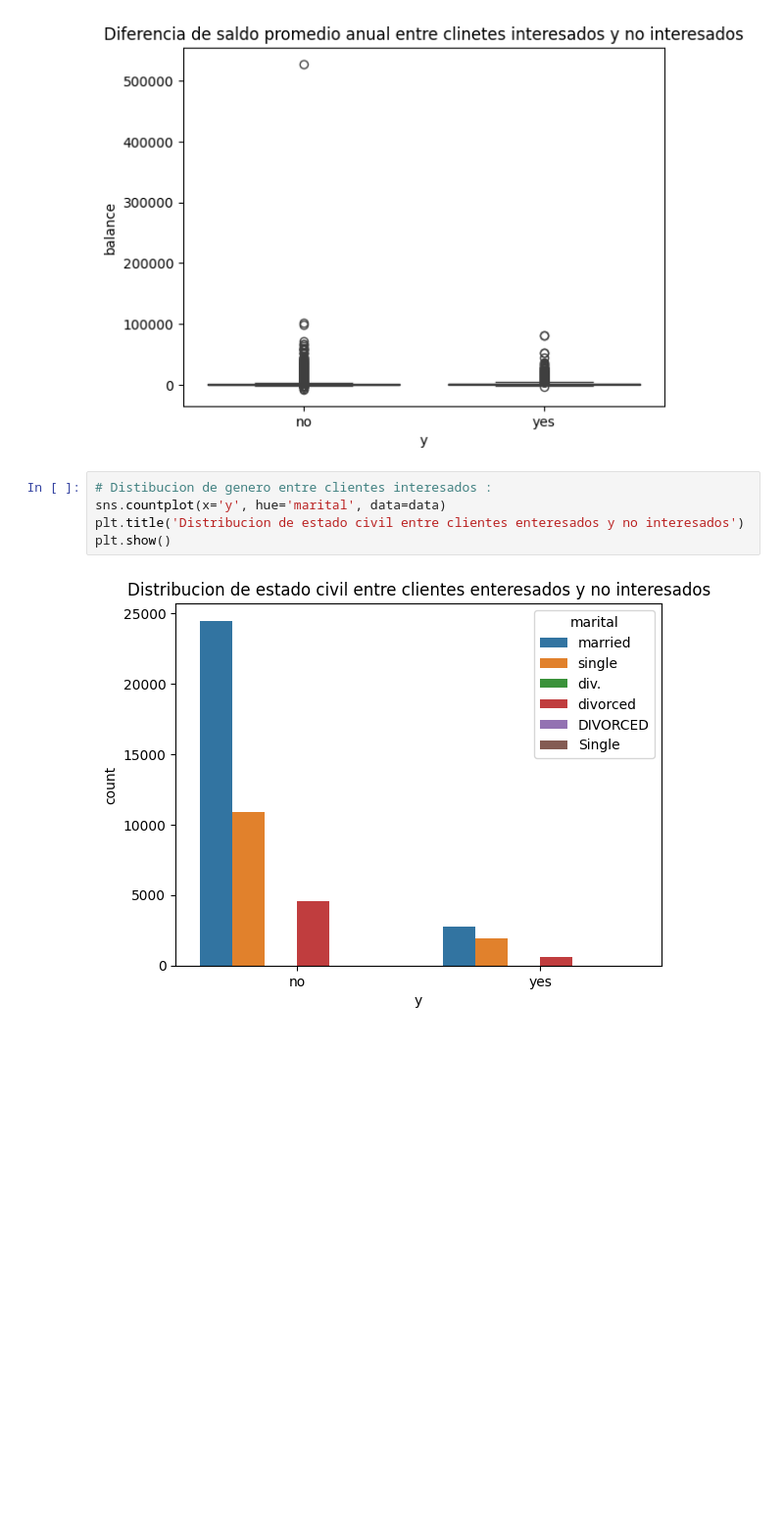
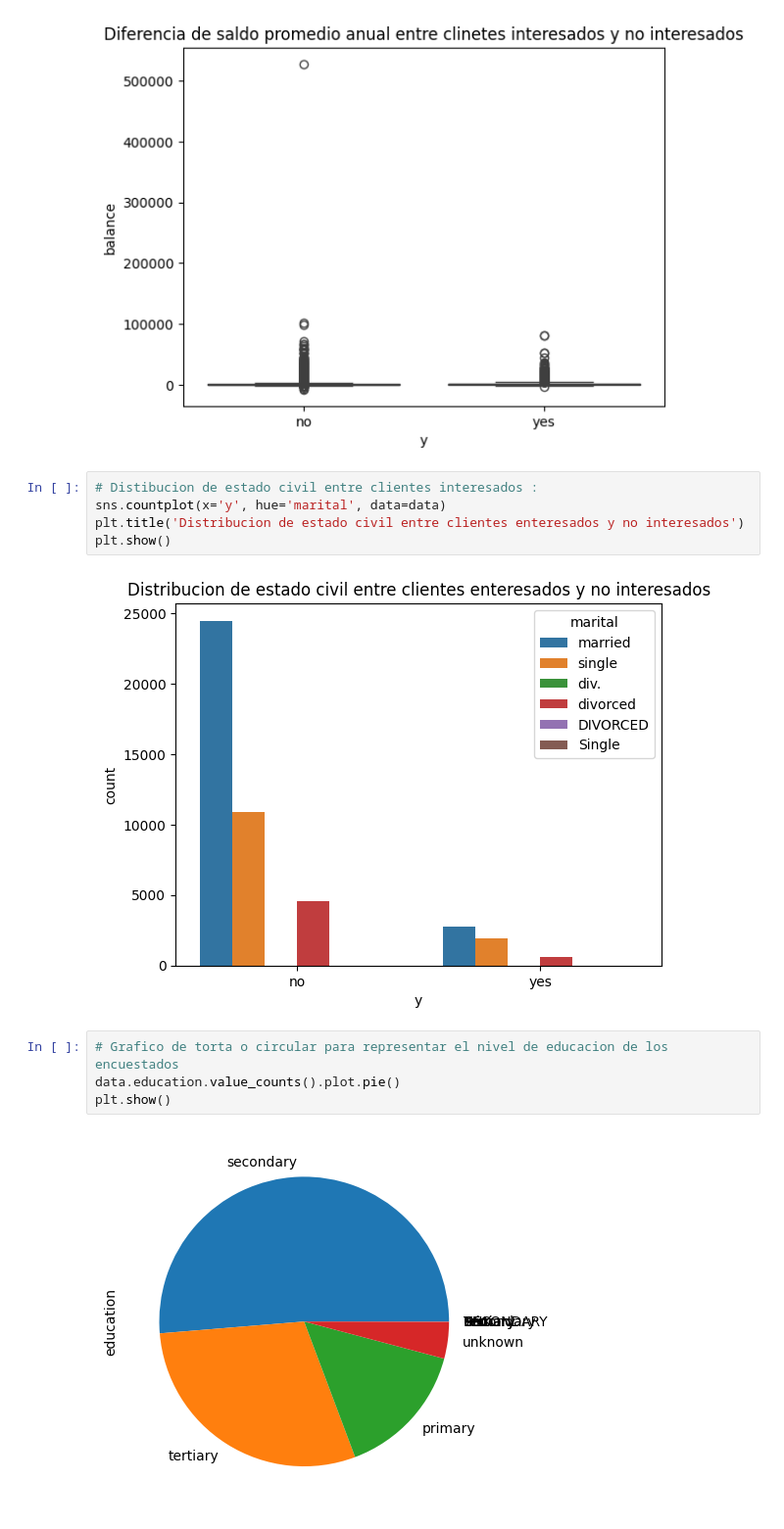
Before and after one commit to LPaolaDuarte/Talento-tech, a Jupyter notebook: TUTORIAL_LIMPIEZA_DE_DATOS_CON_PYTHON_Y_PANDAS.ipynb, the cells around one changed output. Shown at 98% size. Drawn from its saved outputs; the diff is of its cells as text; blank space fills up the shorter version.

```diff
--- a/TUTORIAL_LIMPIEZA_DE_DATOS_CON_PYTHON_Y_PANDAS.ipynb
+++ b/TUTORIAL_LIMPIEZA_DE_DATOS_CON_PYTHON_Y_PANDAS.ipynb
@@ -426,9 +426,15 @@ plt.show()
 # %% [output]
 [figure]
 # %%
-# Distibucion de genero entre clientes interesados :
+# Distibucion de estado civil entre clientes interesados :
 sns.countplot(x='y', hue='marital', data=data)
 plt.title('Distribucion de estado civil entre clientes enteresados y no interesados')
 plt.show()
 # %% [output]
 [figure]
+# %%
+# Grafico de torta o circular para representar el nivel de educacion de los encuestados
+data.education.value_counts().plot.pie()
+plt.show()
+# %% [output]
+[figure, added]
```
Also changed, not shown: parts of 6 cells of this notebook.
